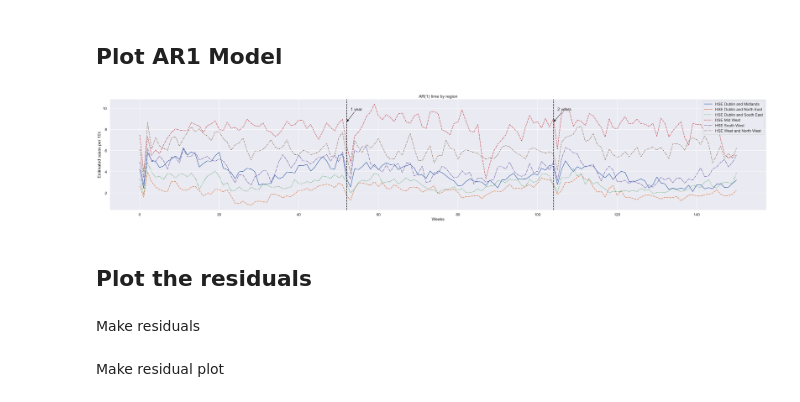
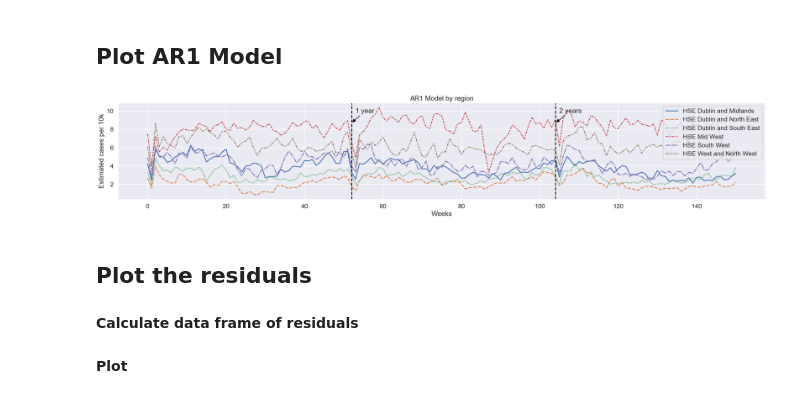
Before and after one commit to hotsoupisgood/scraping-hse-trolly-data, a Jupyter notebook: ar1.ipynb, the cells around one changed output. Cells and saved outputs as stored; diff of their text form; code cells hidden in the pictures.

```diff
--- a/ar1.ipynb
+++ b/ar1.ipynb
@@ -106,6 +75,5 @@ pd.concat([df_mu_lower.rename(columns={'HSE Mid West': 'HSE Mid West: Lower CI'}
 # %%
-sns.set_theme(context="talk")
-plt.figure(figsize=(40,8))
+plt.figure(figsize=(25,6))
 
 # plot data
 axs = sns.lineplot(data=df_mu)
@@ -113,9 +81,13 @@ axs = sns.lineplot(data=df_mu)
 for col in df_mu.columns:
     # plt.plot(df_mu.index, df_mu[col], label=col)
     plt.fill_between(df_mu.index, df_mu_lower[col], df_mu_upper[col], alpha=0.2)
-
+# annotations--------
+# vertical lines
 axs.axvline(x=104, color='black', linestyle='--')
 axs.axvline(x=52, color='black', linestyle='--')
+# horizontal lines
+for col in df_mu.columns:
+    axs.axhline(y=df_mu[col].mean(), color='black', linestyle='-', alpha=0.7)
 
 axs.annotate('2 years', xy=(104, plt.ylim()[1]*0.8), xytext=(105, plt.ylim()[1]*.90), arrowprops=dict(arrowstyle='-|>', color='black'))
 axs.annotate('1 year',  xy=(52,  plt.ylim()[1]*0.8), xytext=(53, plt.ylim()[1]*.90),  arrowprops=dict(arrowstyle='-|>', color='black'))
@@ -131,31 +130,31 @@ plt.tight_layout()
 # %% [markdown]
 ## Plot AR1 Model
 # %%
-plt.figure(figsize=(40,8))
+plt.figure(figsize=(25,5))
 
 axs = sns.lineplot(data=df_ar1)
 
 axs.axvline(x=104, color='black', linestyle='--')
 axs.axvline(x=52, color='black', linestyle='--')
 
 axs.annotate('2 years', xy=(104, plt.ylim()[1]*0.8), xytext=(105, plt.ylim()[1]*.90), arrowprops=dict(arrowstyle='-|>', color='black'))
 axs.annotate('1 year',  xy=(52,  plt.ylim()[1]*0.8), xytext=(53, plt.ylim()[1]*.90),  arrowprops=dict(arrowstyle='-|>', color='black'))
 
 
-axs.set_title('AR(1) time by region')
+axs.set_title('AR1 Model by region')
 axs.set_xlabel('Weeks')
 axs.set_ylabel('Estimated cases per 10k')
 
 plt.legend(loc='upper right')
 plt.tight_layout()
 # %% [output]
-[figure, old version]
+[figure, new version]
 # %% [markdown]
 ## Plot the residuals
 # %% [markdown]
-Make residuals
+**Calculate data frame of residuals**
 # %%
 df_residuals = df_og - df_ar1
 # %% [markdown]
-Make residual plot
+**Plot**
 # %%
```
Also changed, not shown: parts of 12 cells of this notebook, 2 other files.
